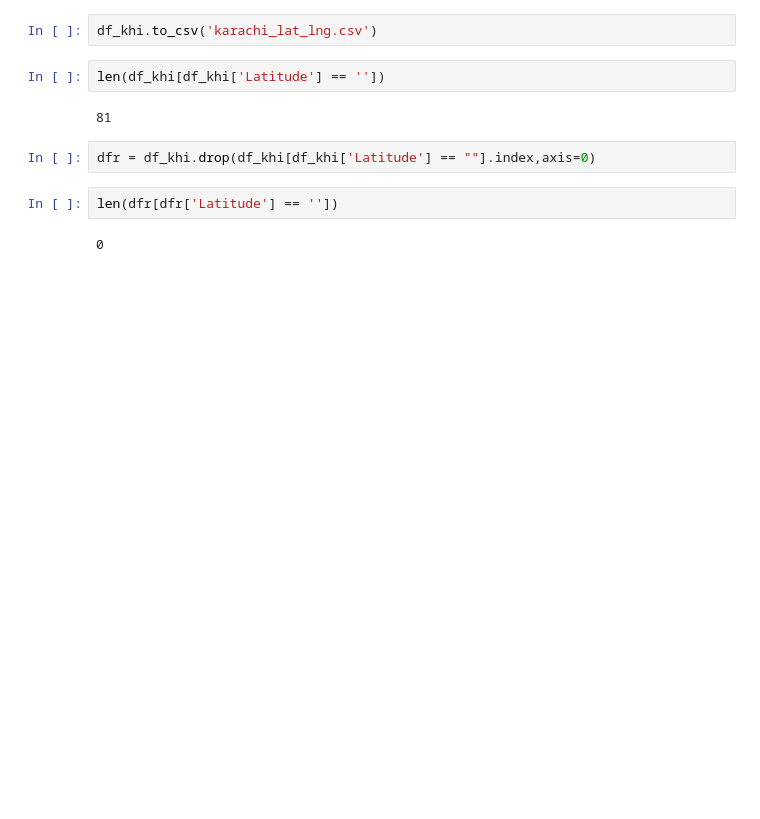
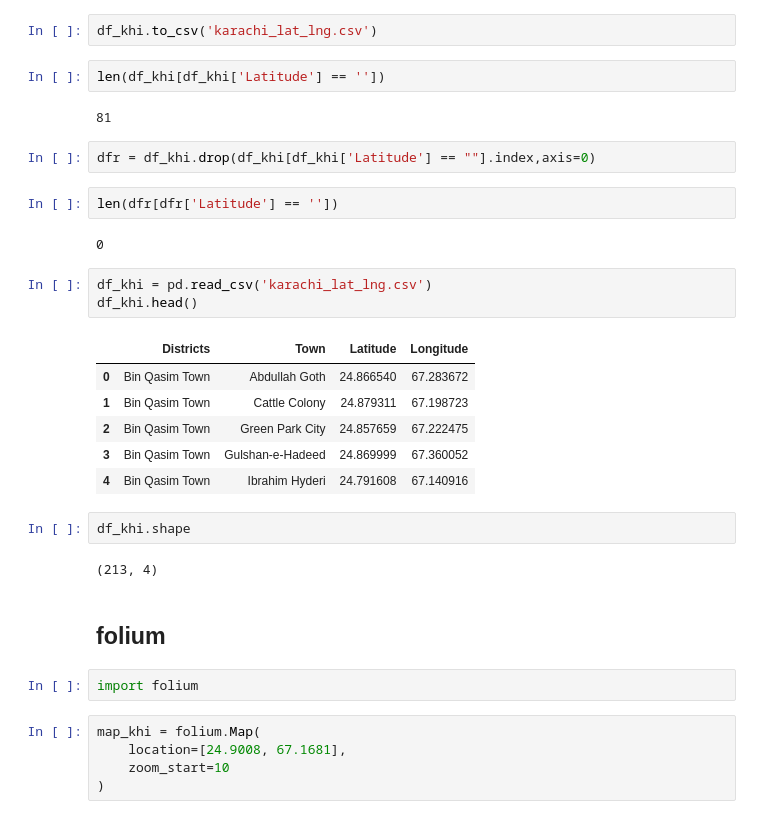
Before and after one commit to aitezazakhtar/ExploringVenues-in-KarachiNeighborhood, a Jupyter notebook: explore-karachi-neighborhood.ipynb, the cells around one changed output. Saved outputs shown, nothing was run; the diff lists cells and outputs as text; blank space fills up the shorter version.

Commit message:
create map and superimpose towns

```diff
--- a/explore-karachi-neighborhood.ipynb
+++ b/explore-karachi-neighborhood.ipynb
@@ -144,3 +135,26 @@ dfr = df_khi.drop(df_khi[df_khi['Latitude'] == ""].index,axis=0)
 len(dfr[dfr['Latitude'] == ''])
 # %% [output]
 0
+# %%
+df_khi = pd.read_csv('karachi_lat_lng.csv')
+df_khi.head()
+# %% [output]
+|  | Districts | Town | Latitude | Longitude |
+| 0 | Bin Qasim Town | Abdullah Goth | 24.866540 | 67.283672 |
+| 1 | Bin Qasim Town | Cattle Colony | 24.879311 | 67.198723 |
+| 2 | Bin Qasim Town | Green Park City | 24.857659 | 67.222475 |
+| 3 | Bin Qasim Town | Gulshan-e-Hadeed | 24.869999 | 67.360052 |
+| 4 | Bin Qasim Town | Ibrahim Hyderi | 24.791608 | 67.140916 |
+# %%
+df_khi.shape
+# %% [output]
+(213, 4)
+# %% [markdown]
+## folium
+# %%
+import folium
+# %%
+map_khi = folium.Map(
+    location=[24.9008, 67.1681],
+    zoom_start=10
+)
```
Also changed, not shown: parts of 2 cells of this notebook.
